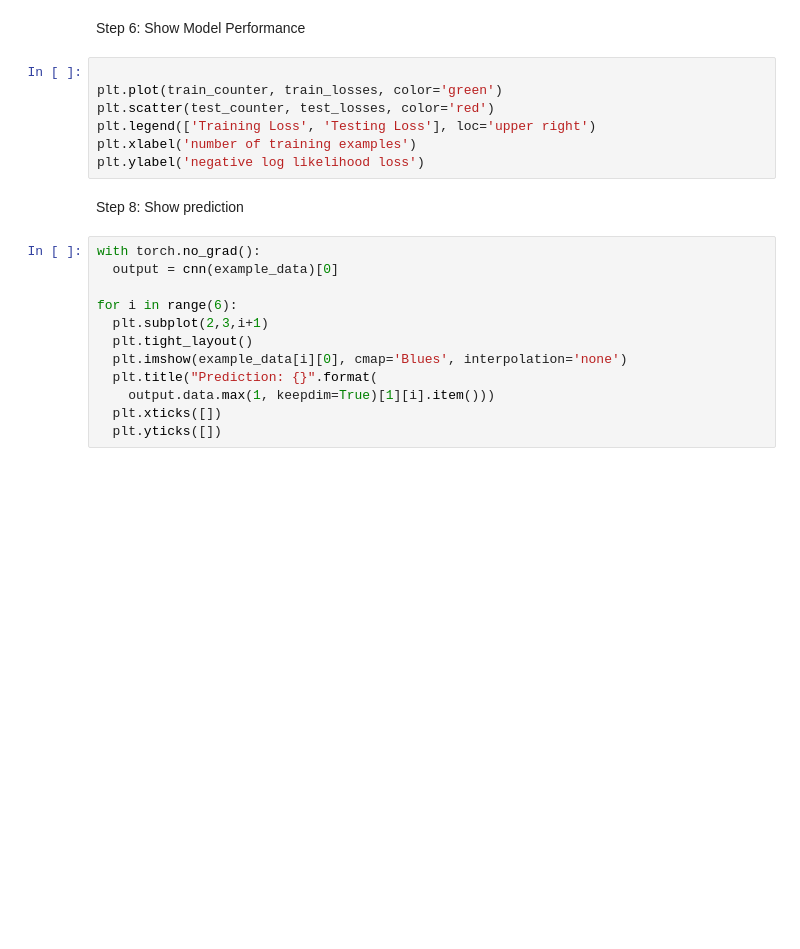
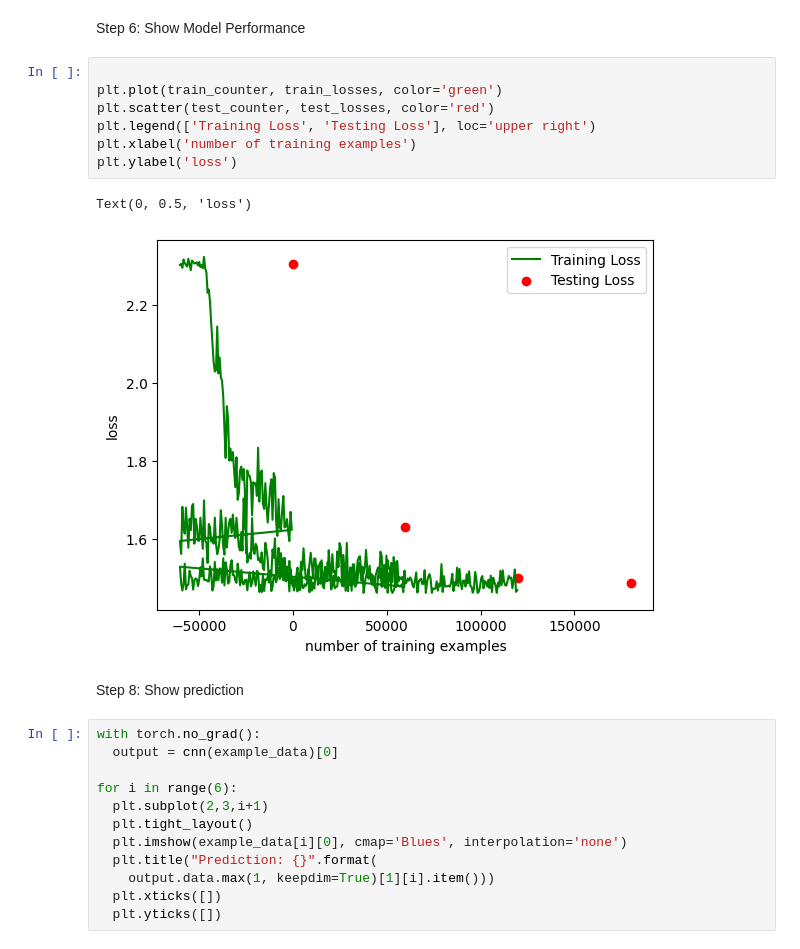
Before and after one commit to Naeempatel010/CS6316-Project, a Jupyter notebook: NN.ipynb, the cells around one changed output. Drawn from its saved outputs; the diff is of its cells as text; blank space fills up the shorter version.

```diff
--- a/NN.ipynb
+++ b/NN.ipynb
@@ -227,10 +202,13 @@ Step 6: Show Model Performance
 # %%
 
 plt.plot(train_counter, train_losses, color='green')
 plt.scatter(test_counter, test_losses, color='red')
 plt.legend(['Training Loss', 'Testing Loss'], loc='upper right')
 plt.xlabel('number of training examples')
-plt.ylabel('negative log likelihood loss')
+plt.ylabel('loss')
+# %% [output]
+Text(0, 0.5, 'loss')
+[figure, added]
 # %% [markdown]
 Step 8: Show prediction
 # %%
```
Also changed, not shown: parts of 6 cells of this notebook.
